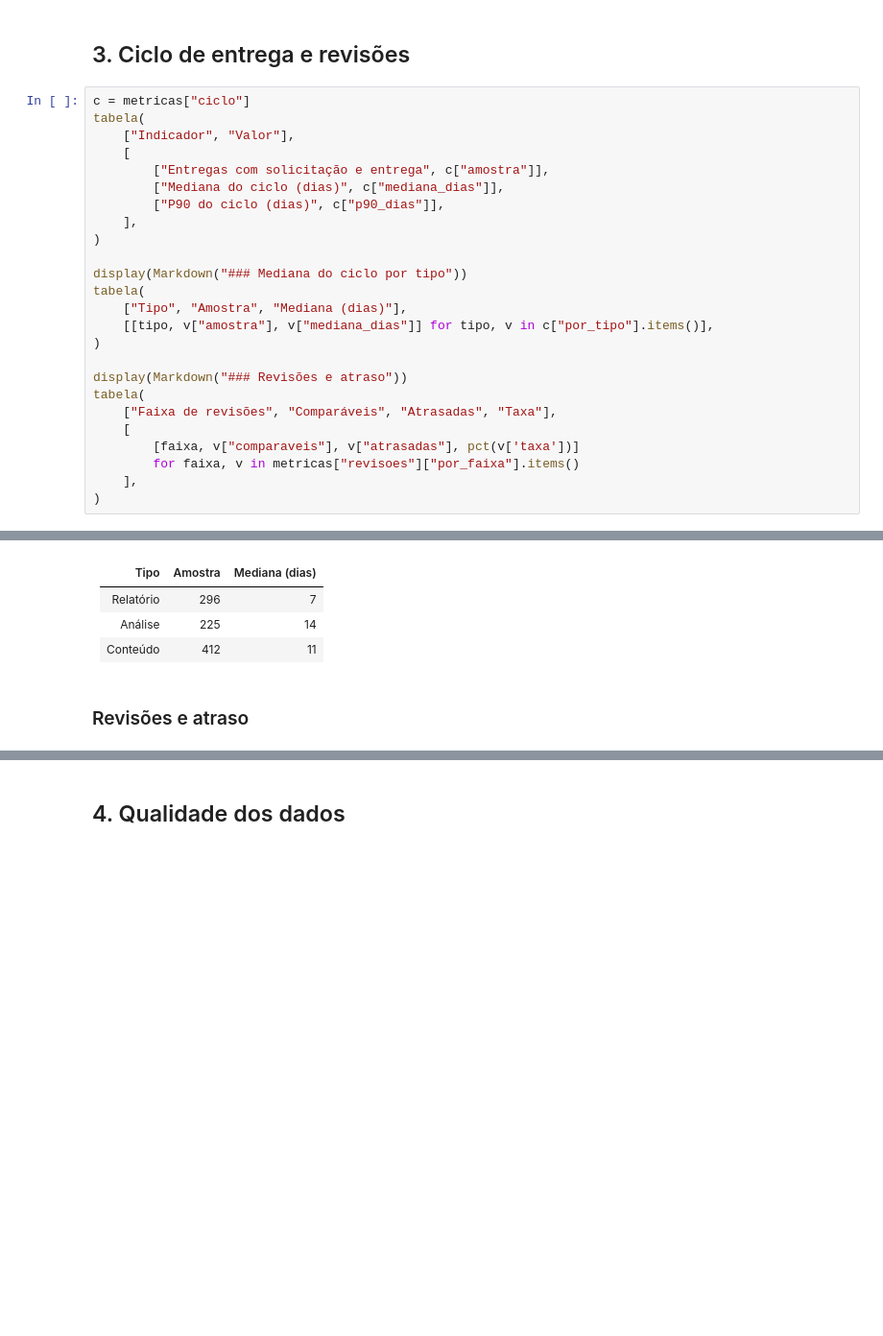
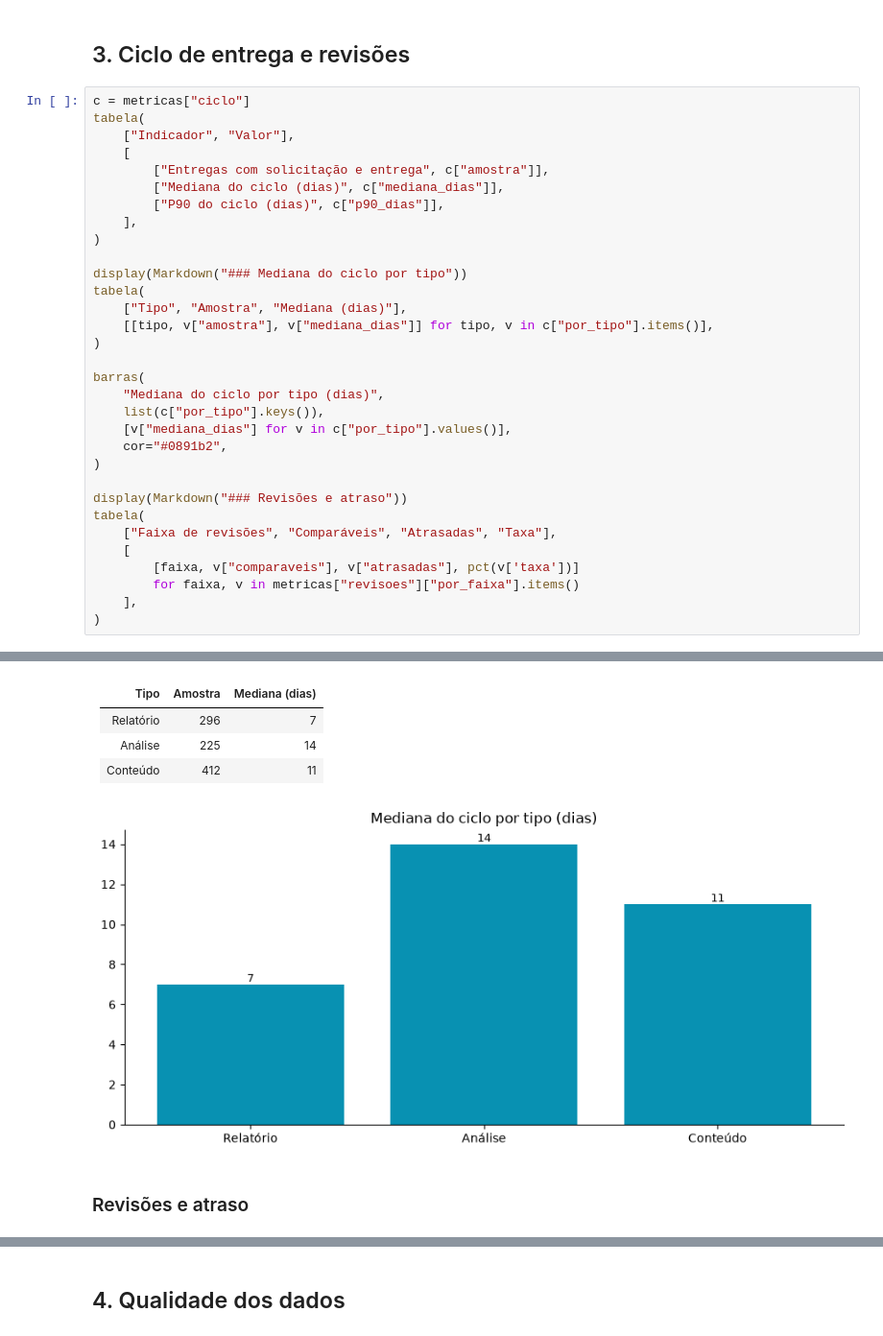
Before and after one commit to fsemeneze/Case_tecnico_Conversion, a Jupyter notebook: docs/diagnostico.ipynb, the cells around one changed output, grey strips where cells are left out. Shown at 96% size. Saved outputs shown, nothing was run; the diff lists cells and outputs as text; blank space fills up the shorter version.

```diff
--- a/docs/diagnostico.ipynb
+++ b/docs/diagnostico.ipynb
@@ -172,33 +230,41 @@ tabela(
         ["P90 do ciclo (dias)", c["p90_dias"]],
     ],
 )
 
 display(Markdown("### Mediana do ciclo por tipo"))
 tabela(
     ["Tipo", "Amostra", "Mediana (dias)"],
     [[tipo, v["amostra"], v["mediana_dias"]] for tipo, v in c["por_tipo"].items()],
 )
 
+barras(
+    "Mediana do ciclo por tipo (dias)",
+    list(c["por_tipo"].keys()),
+    [v["mediana_dias"] for v in c["por_tipo"].values()],
+    cor="#0891b2",
+)
+
 display(Markdown("### Revisões e atraso"))
 tabela(
     ["Faixa de revisões", "Comparáveis", "Atrasadas", "Taxa"],
     [
         [faixa, v["comparaveis"], v["atrasadas"], pct(v['taxa'])]
         for faixa, v in metricas["revisoes"]["por_faixa"].items()
     ],
 )
 # %% [output]
 | Indicador | Valor |
 | --- | --- |
 | Entregas com solicitação e entrega | 933 |
 | Mediana do ciclo (dias) | 9 |
 | P90 do ciclo (dias) | 21 |
 ### Mediana do ciclo por tipo
 | Tipo | Amostra | Mediana (dias) |
 | --- | --- | --- |
 | Relatório | 296 | 7 |
 | Análise | 225 | 14 |
 | Conteúdo | 412 | 11 |
+[figure, added]
 ### Revisões e atraso
 | Faixa de revisões | Comparáveis | Atrasadas | Taxa |
 | --- | --- | --- | --- |
```
Also changed, not shown: parts of 5 cells of this notebook.
